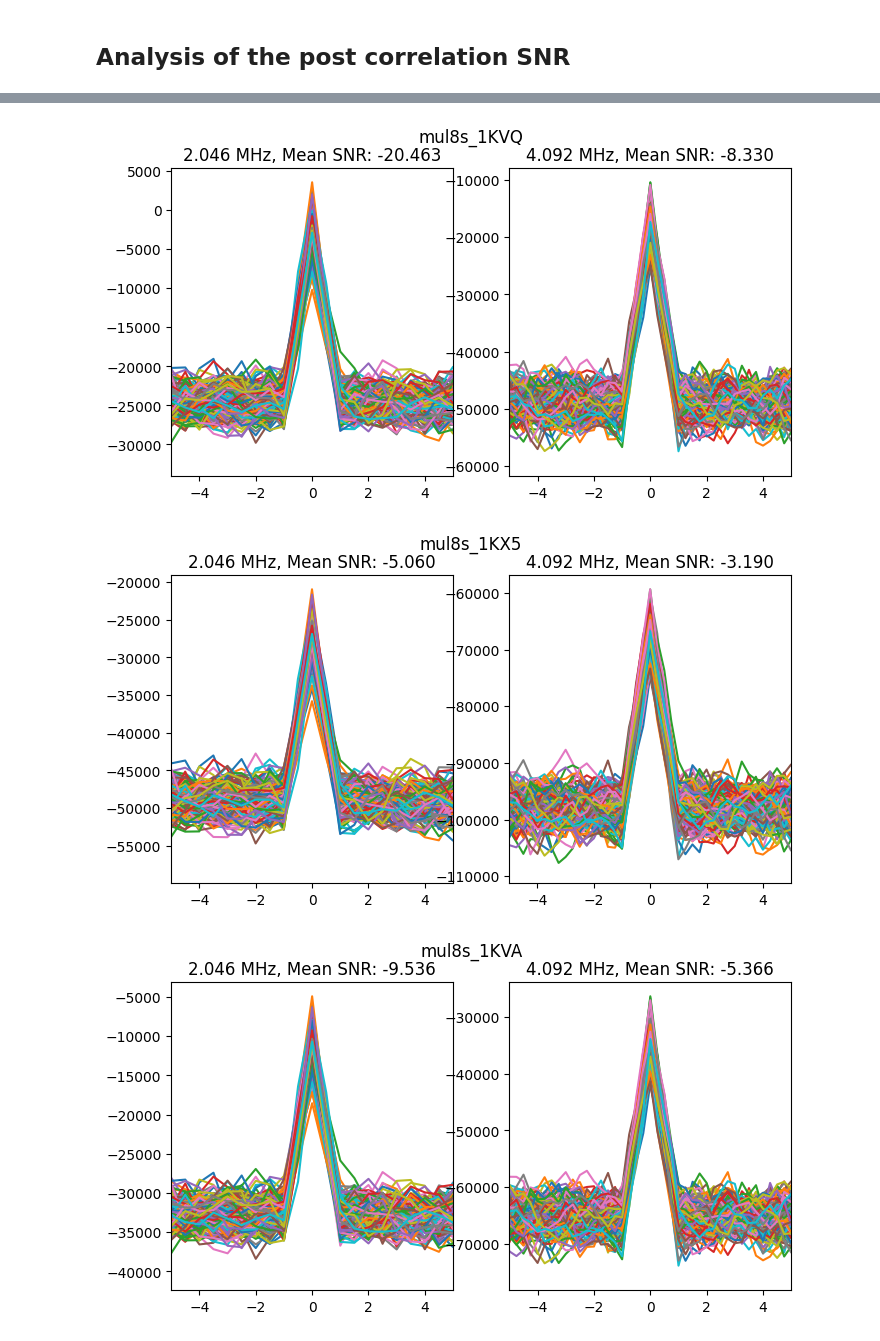
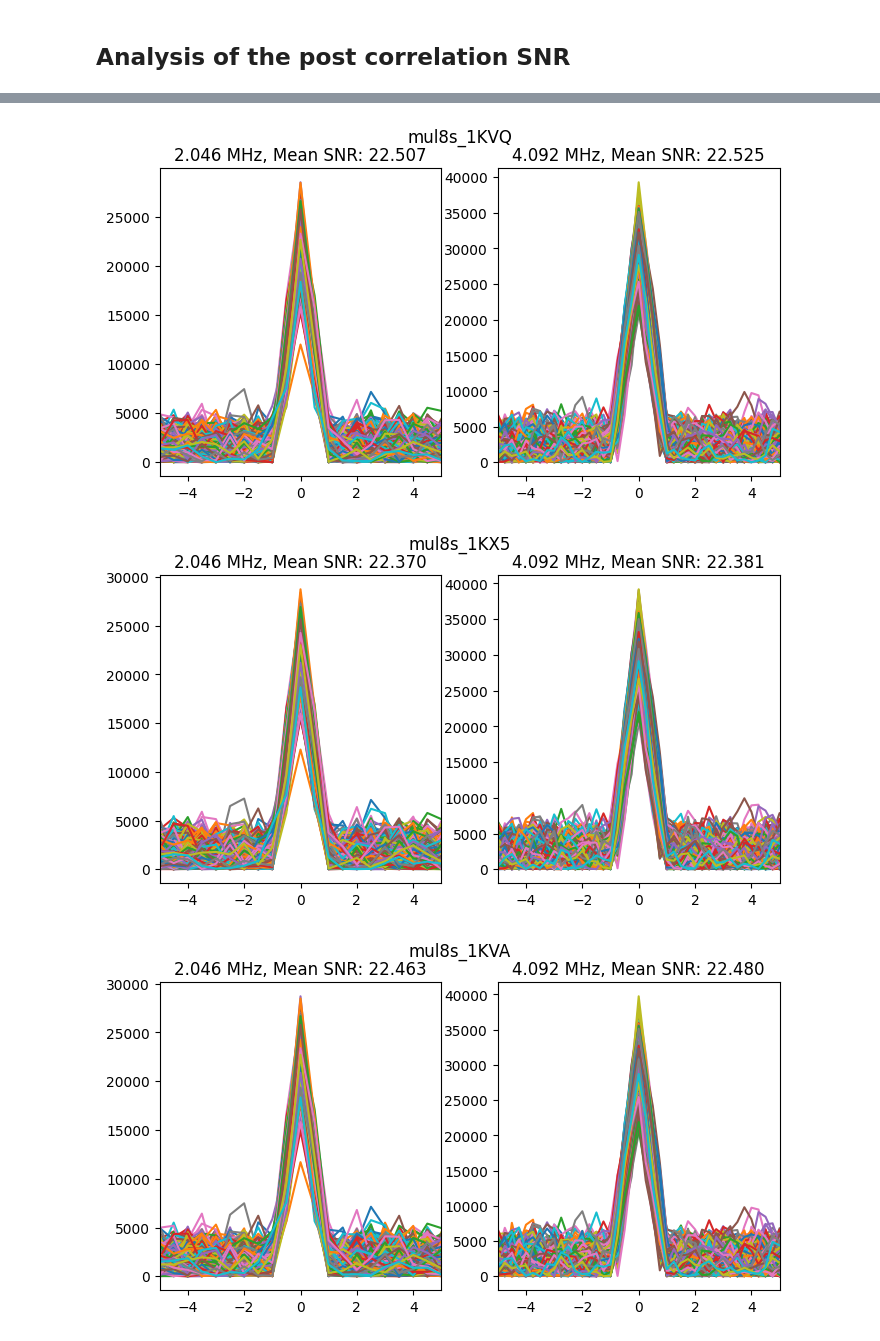
Before and after one commit to agrenier-gnss/axcgnss, a Jupyter notebook: Simulations/analysis.ipynb, the cells around one changed output, grey strips where cells are left out. Drawn from its saved outputs; the diff is of its cells as text; code cells hidden in the pictures.

```diff
--- a/Simulations/analysis.ipynb
+++ b/Simulations/analysis.ipynb
@@ -46,5 +47,5 @@ bits = 8
 freq = 2*axg.GPS_L1CA_CODE_FREQ
 # %%
 df = axg.select_data(df_results, freq, bits, cn0)
-axg.plotSimulation(df, axc_mult)
+axg.plotSimulation(df.iloc[[0, -1]], axc_mult)
 # %% [output]
@@ -56,0 +58,13 @@ axg.plotCoherentCorrelation(df, axc_mult, 15)
+# %%
+sf_list = np.array([2, 4, 6, 8, 10, 16, 20]) * axg.GPS_L1CA_CODE_FREQ
+cn0_list = range(20, 60, 5)
+bits_list = [8, 16]
+nb_run = 1000
+# %%
+mean = np.mean(np.vstack(df[f'axc_corr_mul8s_1L12'].to_numpy()), axis=0)
+std = 3*np.std(np.vstack(df[f'axc_corr_mul8s_1L12'].to_numpy()), axis=0)
+x = range(-200, 201, 1)
+
+plt.plot(x, mean)
+plt.fill_between(x, mean-std, mean+std, alpha=0.2)
+plt.xlim(-10,10)
@@ -57,3 +74,20 @@ axg.plotCoherentCorrelation(df, axc_mult, 15)
+# %%
+# Extract statistics
+df = {}
+for sf in sf_list:
+    for bits in bits_list:
+        if bits == 8:
+            axc_mults = axg.EAL_MULTIPLIERS_8BIT_SIGNED
+        elif bits == 12:
+            axc_mults = axg.EAL_MULTIPLIERS_12BIT_SIGNED
+        elif bits == 16:
+            axc_mults = axg.EAL_MULTIPLIERS_16BIT_SIGNED
+        else:
+            raise ValueError("Invalid quantization provided.")
+        for cn0 in cn0_list:
+            _df = axg.select_data(df_results, sf, bits, cn0)
+            for name, axc_mult in axc_mults.items():
+                mean = _df[f'axc_corr_{name}']
 # %% [markdown]
 ## Analysis of the post correlation SNR
 # %%
@@ -85,6 +189,8 @@ axg.plotPostCorrelationSNRPerAxC(df_results, cn0_range, 2 * axg.GPS_L1CA_CODE_FR
 axc_mult_list = list(axg.EAL_MULTIPLIERS_8BIT_SIGNED.keys())
 sf_list = np.array([2, 4]) * axg.GPS_L1CA_CODE_FREQ
 cn0 = 50
+idx_peak = 200
+correction_axc = True
 
 for axc_mult in axc_mult_list:
     fig, axs = plt.subplots(1,2, figsize=(8, 4), facecolor='w', edgecolor='k')
@@ -97,6 +203,15 @@ for axc_mult in axc_mult_list:
         for index, row in df.iterrows():
             # corr = np.abs(row[f'axc_corr_{axc_mult}'])
             corr = row[f'axc_corr_{axc_mult}']
+
+            # Correct correlation to center around the zero and get absolute values
+            if correction_axc:
+                mask = np.ones(len(corr), dtype=bool)
+                mask[:idx_peak-2*samplesPerChip] = False
+                mask[idx_peak+2*samplesPerChip:] = False
+                mean = np.mean(corr[~mask])
+                corr = np.abs(corr - mean)
+
             corr_lags = np.arange(-row['delay_range'], row['delay_range']+1, row['delay_step'])
             axs[i].plot(corr_lags/samplesPerChip, corr)
             snr.append(axg.getPostCorrelationSNR(corr, sf, idxPeak=200))
@@ -115,3 +230,3 @@ for axc_mult in axc_mult_list:
-[figure, old version]
+[figure, new version]
-[figure, old version]
+[figure, new version]
-[figure, old version]
+[figure, new version]
```
Also changed, not shown: parts of 24 cells of this notebook, 3 other files.
